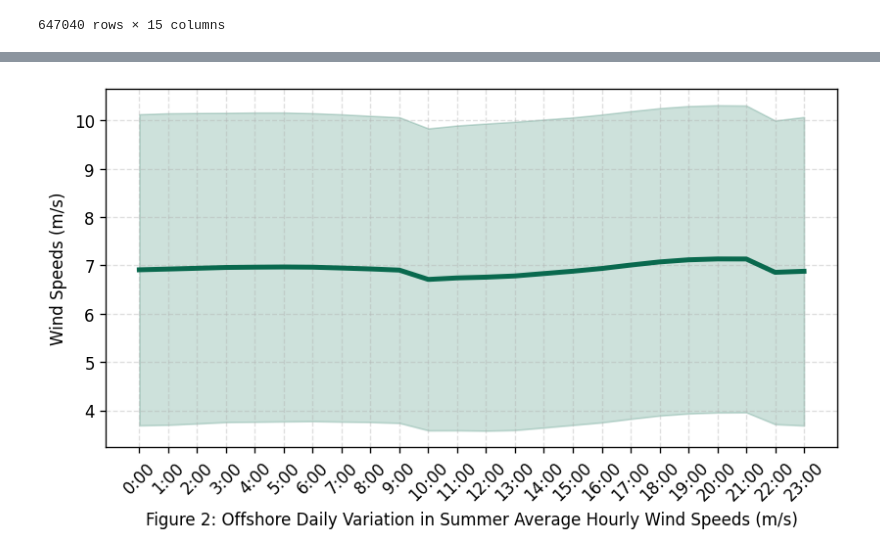
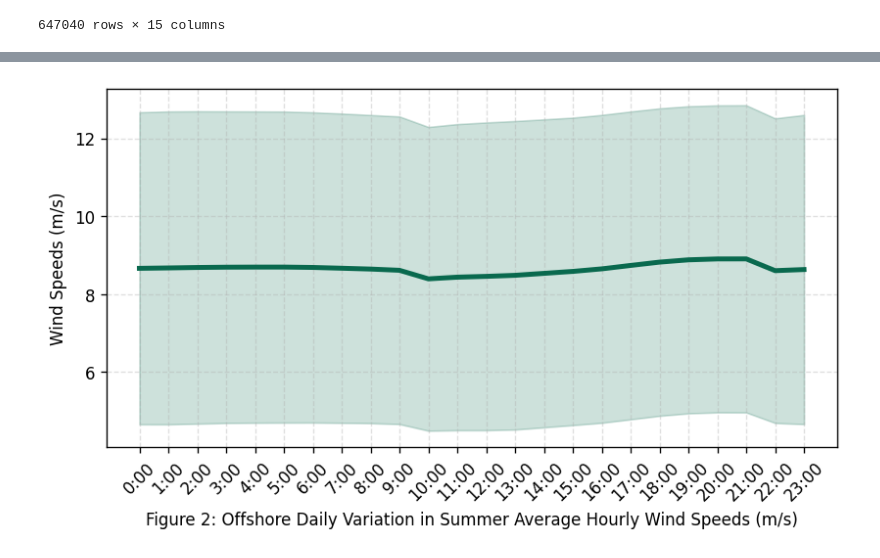
Before and after one commit to jacobthompson101/novascotia-wind-grid, a Jupyter notebook: notebook/offshore.ipynb, the cells around one changed output, grey strips where cells are left out. Saved outputs shown, nothing was run; the diff lists cells and outputs as text; code cells hidden in the pictures.

Commit message:
Updated offshore wind notebook and images for new poster.

```diff
--- a/notebook/offshore.ipynb
+++ b/notebook/offshore.ipynb
@@ -495,2 +495,5 @@ df_4coordinates_13col
 # %%
-df_4coordinates_13col[df_4coordinates_13col["time"].dt.year >= 2007].to_parquet('./owm_hourly_fourrefcases_12col_07_25.parquet', compression=None)
+#df_4coordinates_13col[df_4coordinates_13col["time"].dt.year >= 2007].to_parquet('./owm_hourly_fourrefcases_12col_07_25.parquet', compression=None)
+df_4coordinates_13col["correctedwindspeed"] = df_4coordinates_13col["winds"].mul((100/10)**0.10).round(2)
+df_4coordinates_13col[["winds","correctedwindspeed"]]
+#df_4coordinates_13col = df_4coordinates_13col.drop('correctedwindspeeds', axis=1)
@@ -522,8 +540,8 @@ def errorfill(x, y, yerr, color=None, alpha_fill=0.3, ax=None):
 def hourly_summer4chart(data):
     #Diurnal Fig 2
     datasummer = data[(data['time'].dt.month < 10) & (data['time'].dt.month > 3)]
-    diurnalm = datasummer['winds'].groupby(datasummer['time'].dt.hour).mean()
-    diurnals = datasummer['winds'].groupby(datasummer['time'].dt.hour).std()
+    diurnalm = datasummer['correctedwindspeed'].groupby(datasummer['time'].dt.hour).mean()
+    diurnals = datasummer['correctedwindspeed'].groupby(datasummer['time'].dt.hour).std()
     xaxis2b = [0,1,2,3,4,5,6,7,8,9,10,11,12,13,14,15,16,17,18,19,20,21,22,23]
     xaxisHours = ["0:00","1:00","2:00","3:00","4:00","5:00","6:00","7:00","8:00","9:00","10:00","11:00","12:00","13:00","14:00","15:00","16:00","17:00","18:00","19:00","20:00","21:00","22:00","23:00"]
     fig = plt.figure(figsize=(7, 4.04), dpi=120, facecolor='w', edgecolor='w')
@@ -538,6 +556,9 @@ def hourly_summer4chart(data):
     plt.ylabel('Wind Speeds (m/s)')
     plt.xlabel('Figure 2: Offshore Daily Variation in Summer Average Hourly Wind Speeds (m/s)')
     plt.tight_layout()
+    plt.savefig(fname = "offshore_wind_hourlysummer_figure10.png", \
+                    dpi=125,
+                    bbox_inches='tight')
 # %%
 def hourly_winter4chart(data):
     #Diurnal Fig 2
@@ -561,8 +585,8 @@ def hourly_winter4chart(data):
 # %%
-df_4coordinates = df_4coordinates_13col[df_4coordinates_13col["time"].dt.year >= 2007]
+df_4coordinates = df_4coordinates_13col[df_4coordinates_13col["time"].dt.year >= 2000]
 hourly_summer4chart(df_4coordinates)
 # %% [output]
-[figure, old version]
+[figure, new version]
 # %%
 hourly_winter4chart(df_4coordinates)
 # %% [output]
```
Also changed, not shown: parts of 20 cells of this notebook, 8 other files.
